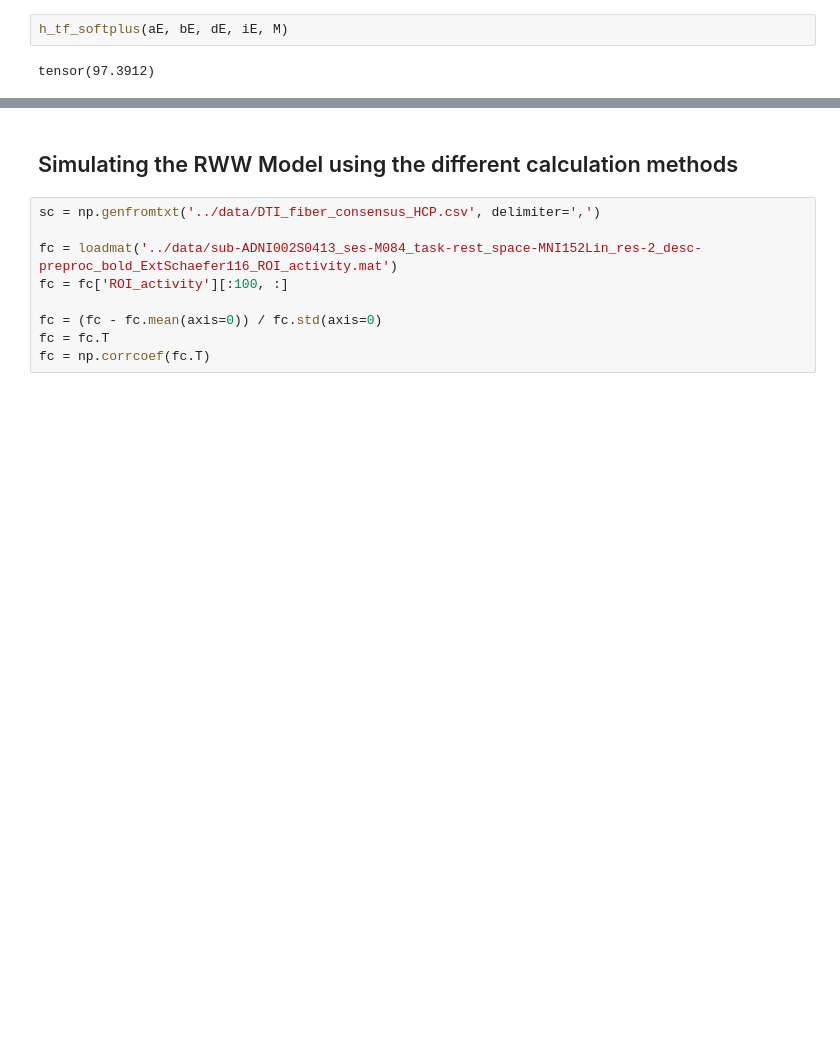
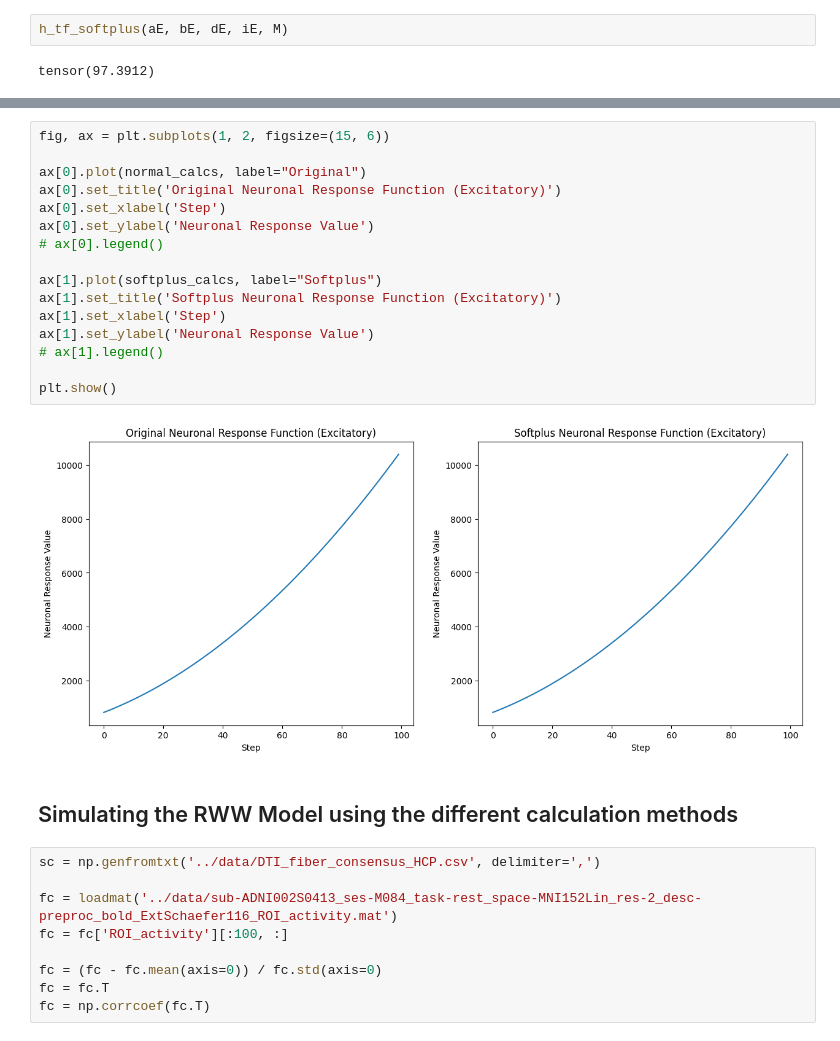
Before and after one commit to dChakr/ad_modelling_fyp, a Jupyter notebook: whole_brain_models/num_stability_test.ipynb, the cells around one changed output, grey strips where cells are left out. Saved outputs shown, nothing was run; the diff lists cells and outputs as text; blank space fills up the shorter version.

```diff
--- a/whole_brain_models/num_stability_test.ipynb
+++ b/whole_brain_models/num_stability_test.ipynb
@@ -140,3 +151,21 @@ plt.show()
+# %%
+fig, ax = plt.subplots(1, 2, figsize=(15, 6))
+
+ax[0].plot(normal_calcs, label="Original")
+ax[0].set_title('Original Neuronal Response Function (Excitatory)')
+ax[0].set_xlabel('Step')
+ax[0].set_ylabel('Neuronal Response Value')
+# ax[0].legend()
+
+ax[1].plot(softplus_calcs, label="Softplus")
+ax[1].set_title('Softplus Neuronal Response Function (Excitatory)')
+ax[1].set_xlabel('Step')
+ax[1].set_ylabel('Neuronal Response Value')
+# ax[1].legend()
+
+plt.show()
+# %% [output]
+[figure, added]
 # %% [markdown]
 ## Simulating the RWW Model using the different calculation methods
 # %%
```
Also changed, not shown: parts of 3 cells of this notebook, 9 other files.
